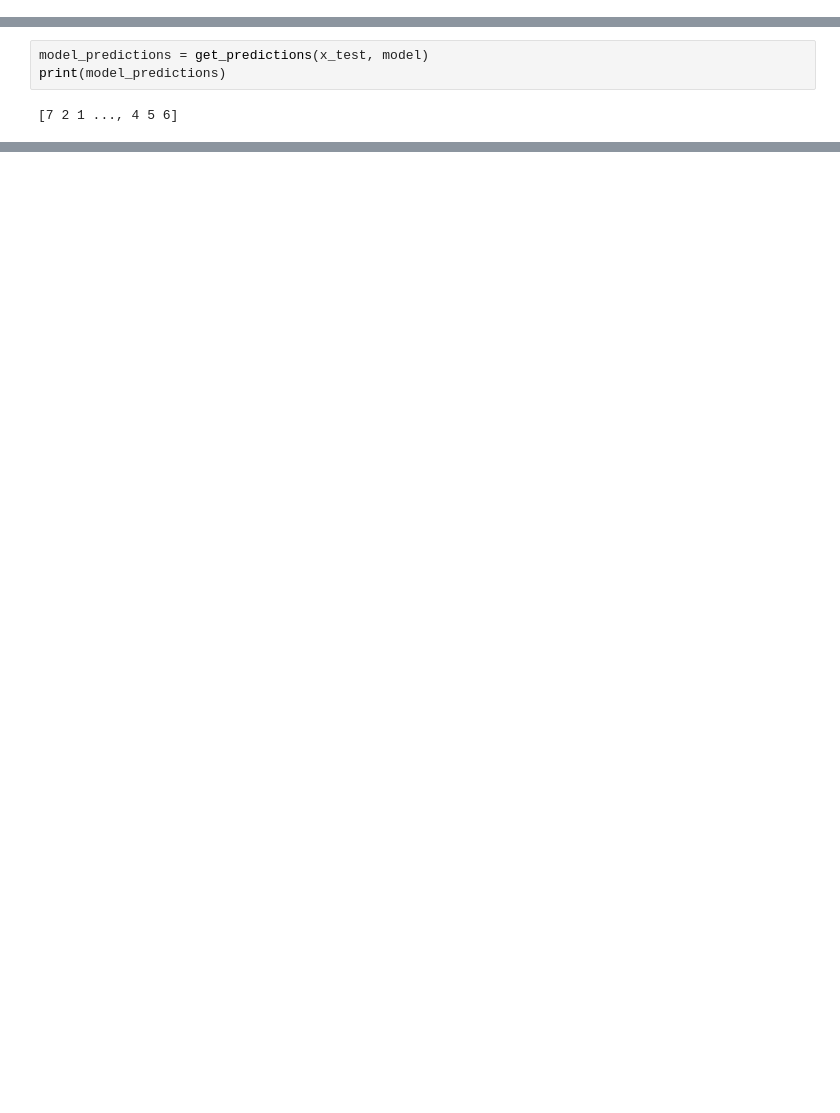
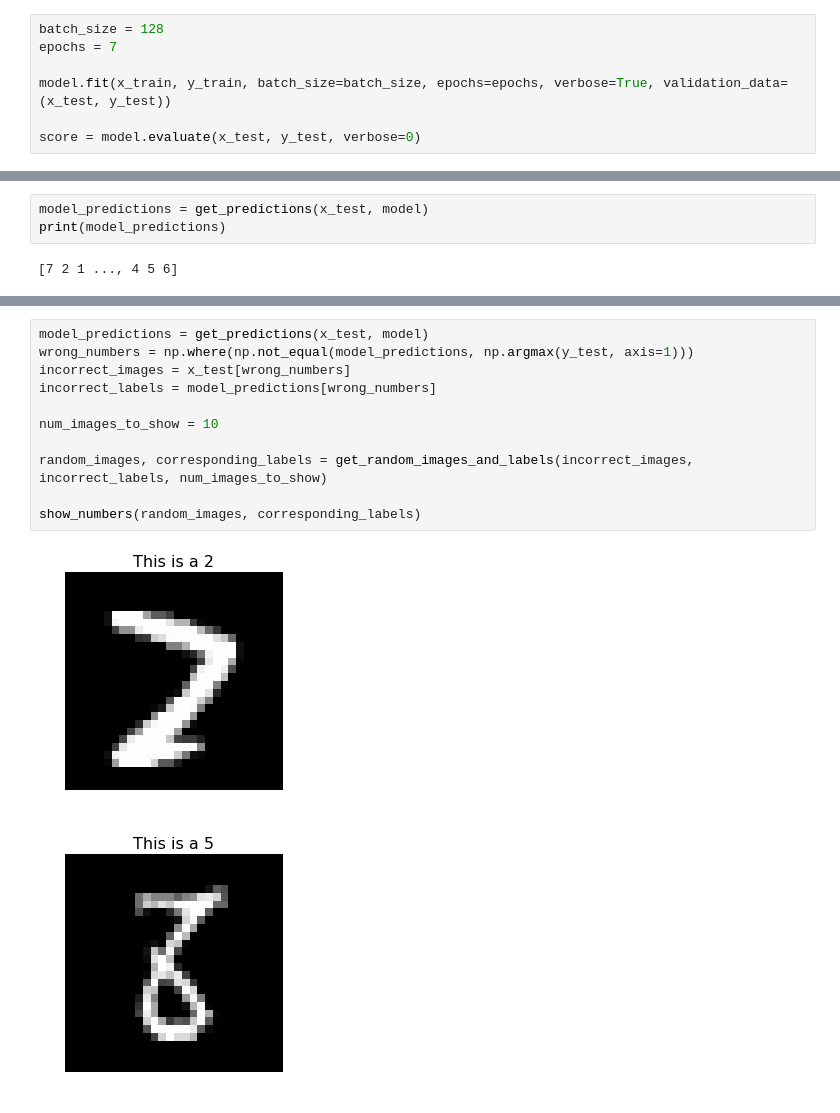
Before and after one commit to stevenstetzler/kahs-nn, a Jupyter notebook: digits/digit_classifier.ipynb, the cells around one changed output, grey strips where cells are left out. Saved outputs shown, nothing was run; the diff lists cells and outputs as text; blank space fills up the shorter version.

```diff
--- a/digits/digit_classifier.ipynb
+++ b/digits/digit_classifier.ipynb
@@ -75,0 +182,7 @@ def pre_process_labels(labels, number_of_labels=10):
+# %%
+batch_size = 128
+epochs = 7
+
+model.fit(x_train, y_train, batch_size=batch_size, epochs=epochs, verbose=True, validation_data=(x_test, y_test))
+
+score = model.evaluate(x_test, y_test, verbose=0)
@@ -177,0 +243,14 @@ show_numbers(x_test[0:num_images_to_show], model_predictions[0:num_images_to_sho
+# %%
+model_predictions = get_predictions(x_test, model)
+wrong_numbers = np.where(np.not_equal(model_predictions, np.argmax(y_test, axis=1)))
+incorrect_images = x_test[wrong_numbers]
+incorrect_labels = model_predictions[wrong_numbers]
+
+num_images_to_show = 10
+
+random_images, corresponding_labels = get_random_images_and_labels(incorrect_images, incorrect_labels, num_images_to_show)
+
+show_numbers(random_images, corresponding_labels)
+# %% [output]
+[figure, added]
+[figure, added]
```
Also changed, not shown: parts of 27 cells of this notebook.
